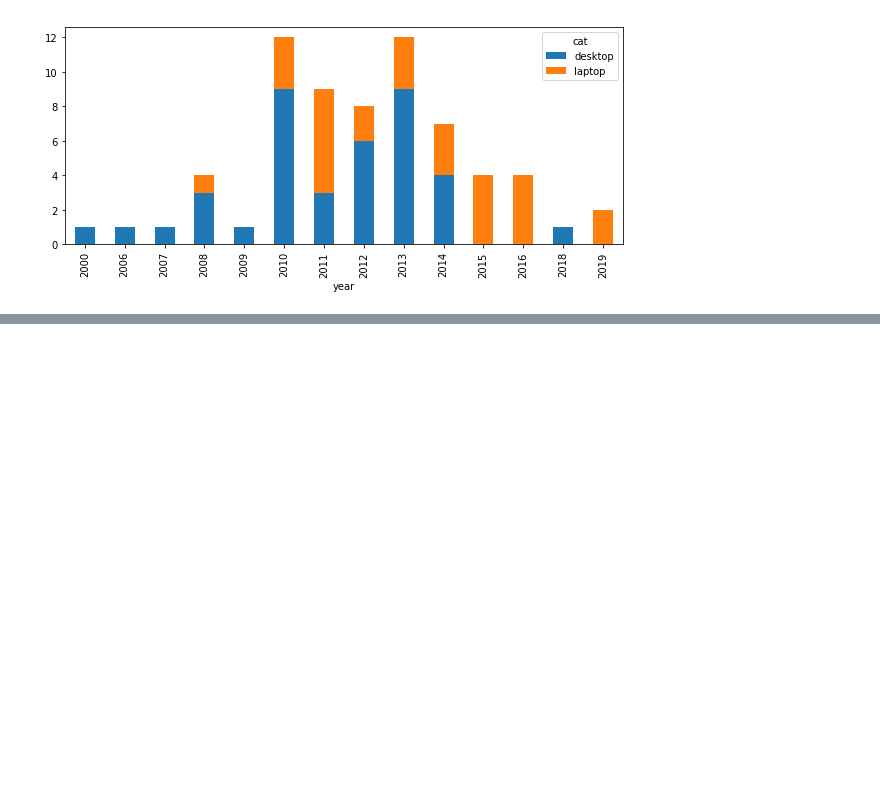
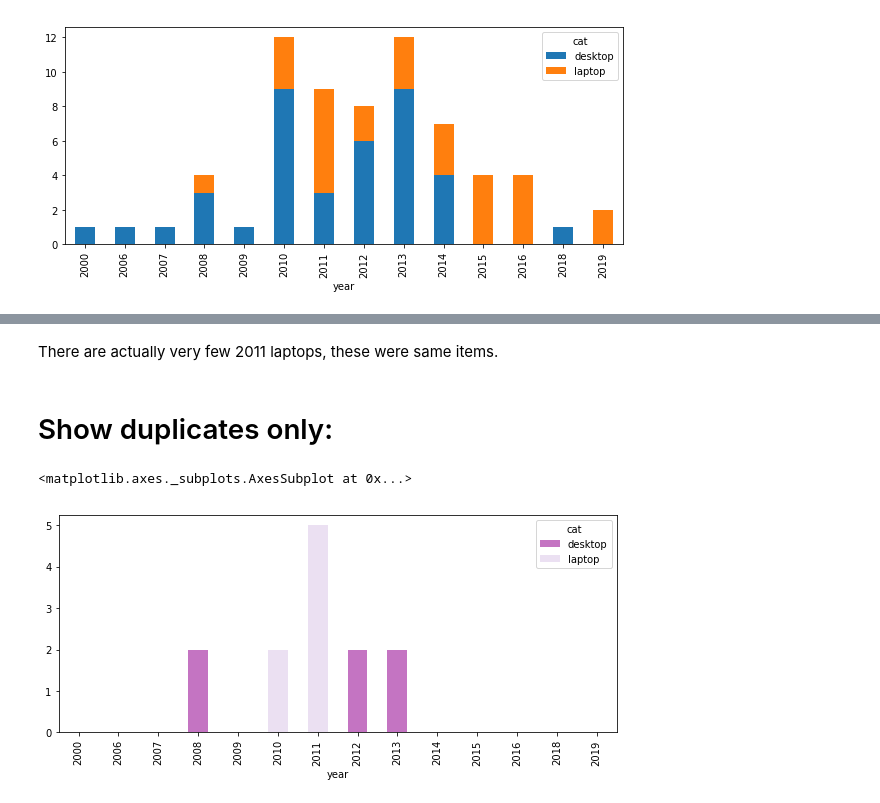
Before and after one commit to ygchan/Data-Engeering, a Jupyter notebook: Webscraping_04_Craigslist.ipynb, the cells around one changed output, grey strips where cells are left out. Cells and saved outputs as stored; diff of their text form; code cells hidden in the pictures; blank space fills up the shorter version.

```diff
--- a/Webscraping_04_Craigslist.ipynb
+++ b/Webscraping_04_Craigslist.ipynb
@@ -272,0 +313,12 @@ Read_Craigslist("https://newyork.craigslist.org/search/sya?query=dell&s=480", "d
+# %% [markdown]
+There are actually very few 2011 laptops, these were same items.
+# %% [markdown]
+# Show duplicates only:
+# %%
+dup_count_df = counts - pivot_df
+dup_count_df.plot.bar(stacked=True,
+                  color=["#c474c2", "#ebe0f2"],
+                  figsize=(10,4))
+# %% [output]
+<matplotlib.axes._subplots.AxesSubplot at 0x...>
+[figure, added]
```
Also changed, not shown: parts of 12 cells of this notebook.
